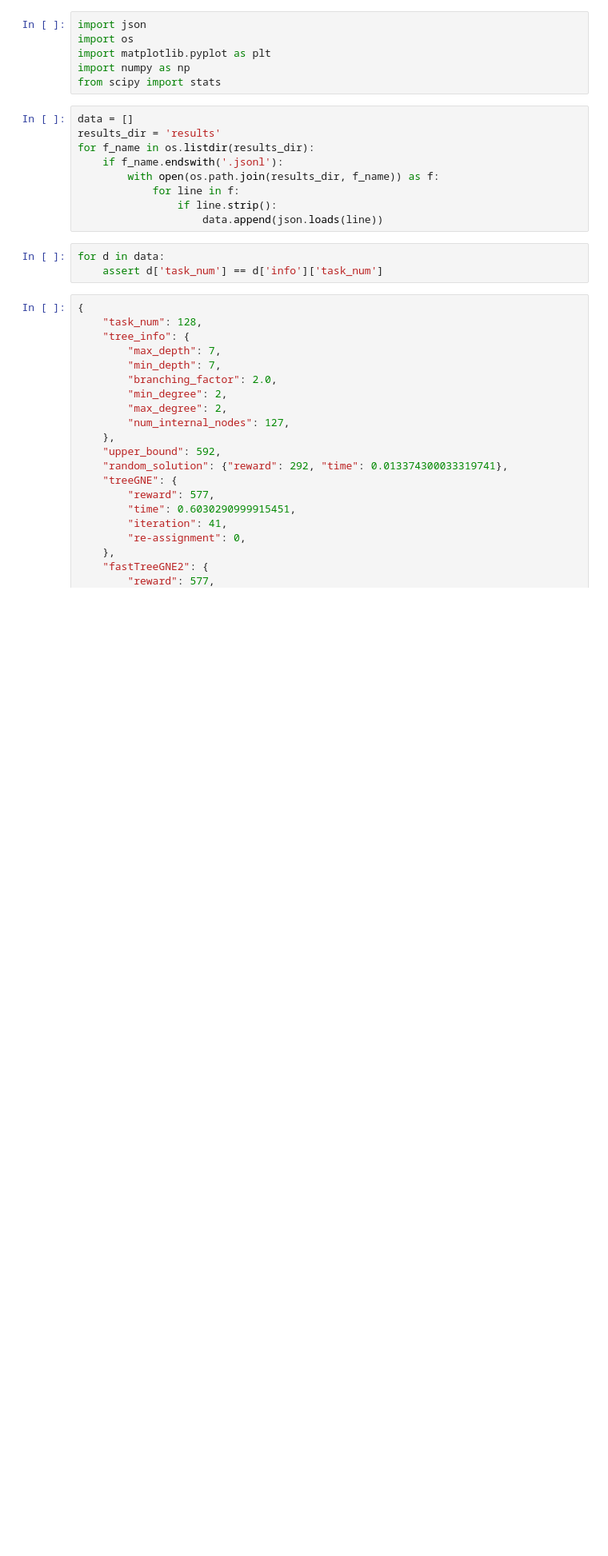
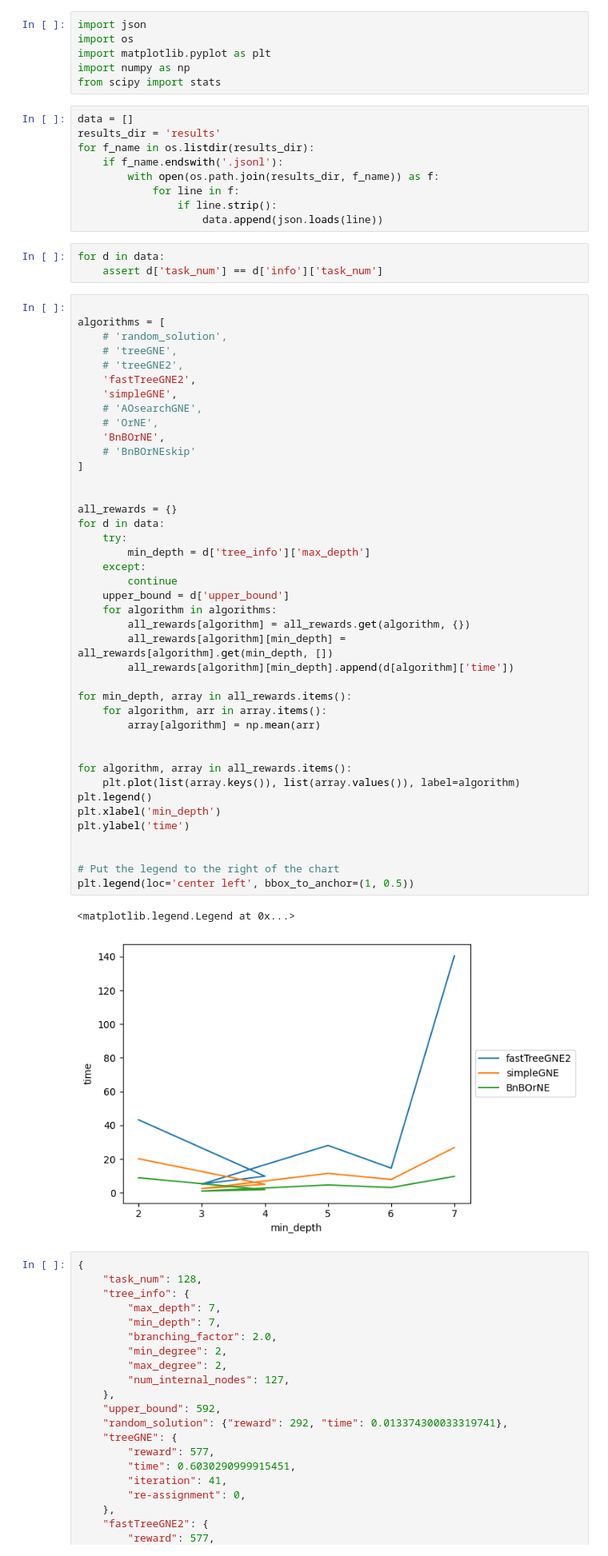
Before and after one commit to thanhan910/MATA-AND-OR, a Jupyter notebook: vis.ipynb, the cells around one changed output. Shown at 80% size. Saved outputs shown, nothing was run; the diff lists cells and outputs as text; blank space fills up the shorter version.

Commit message:
Add plots

```diff
--- a/vis.ipynb
+++ b/vis.ipynb
@@ -16,6 +16,50 @@ for f_name in os.listdir(results_dir):
 # %%
 for d in data:
     assert d['task_num'] == d['info']['task_num']
+# %%
+
+algorithms = [
+    # 'random_solution',
+    # 'treeGNE',
+    # 'treeGNE2',
+    'fastTreeGNE2',
+    'simpleGNE',
+    # 'AOsearchGNE',
+    # 'OrNE',
+    'BnBOrNE',
+    # 'BnBOrNEskip'
+]
+
+
+all_rewards = {}
+for d in data:
+    try:
+        min_depth = d['tree_info']['max_depth']
+    except:
+        continue
+    upper_bound = d['upper_bound']
+    for algorithm in algorithms:
+        all_rewards[algorithm] = all_rewards.get(algorithm, {})
+        all_rewards[algorithm][min_depth] = all_rewards[algorithm].get(min_depth, [])
+        all_rewards[algorithm][min_depth].append(d[algorithm]['time'])
+
+for min_depth, array in all_rewards.items():
+    for algorithm, arr in array.items():
+        array[algorithm] = np.mean(arr)
+
+
+for algorithm, array in all_rewards.items():
+    plt.plot(list(array.keys()), list(array.values()), label=algorithm)
+plt.legend()
+plt.xlabel('min_depth')
+plt.ylabel('time')
+
+
+# Put the legend to the right of the chart
+plt.legend(loc='center left', bbox_to_anchor=(1, 0.5))
+# %% [output]
+<matplotlib.legend.Legend at 0x...>
+[figure, added]
 # %%
 {
     "task_num": 128,
```
